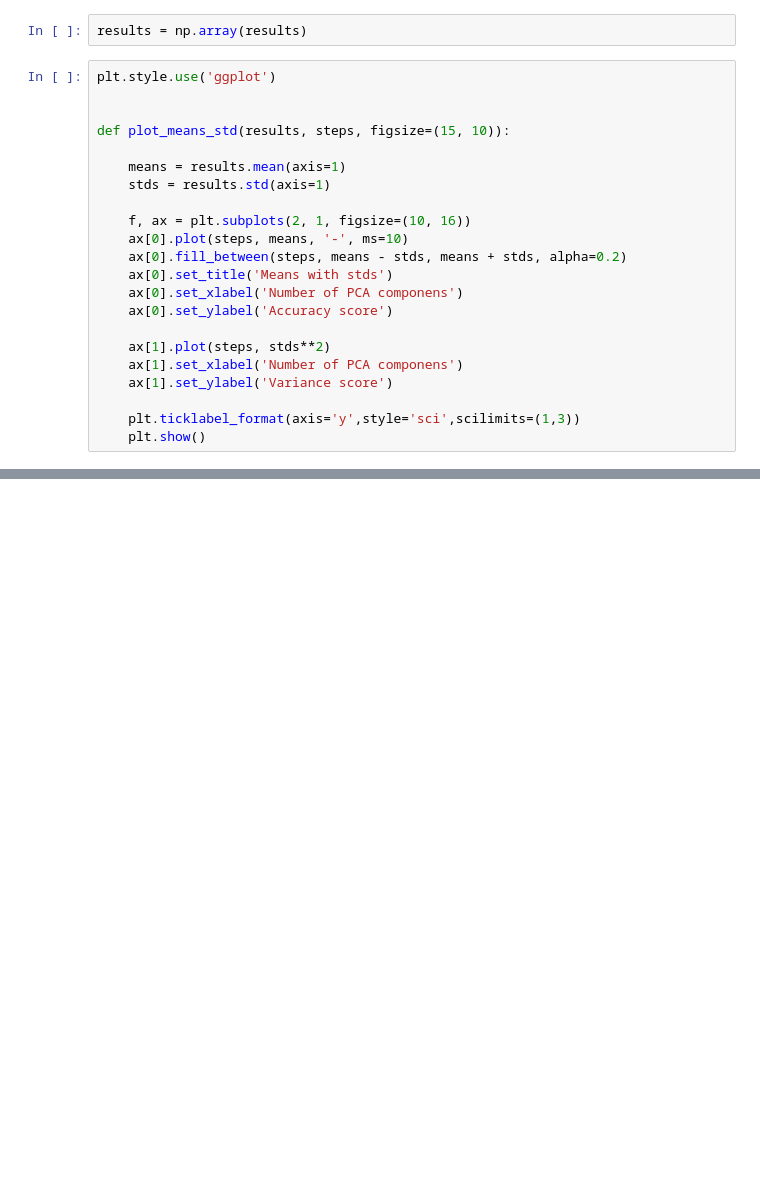
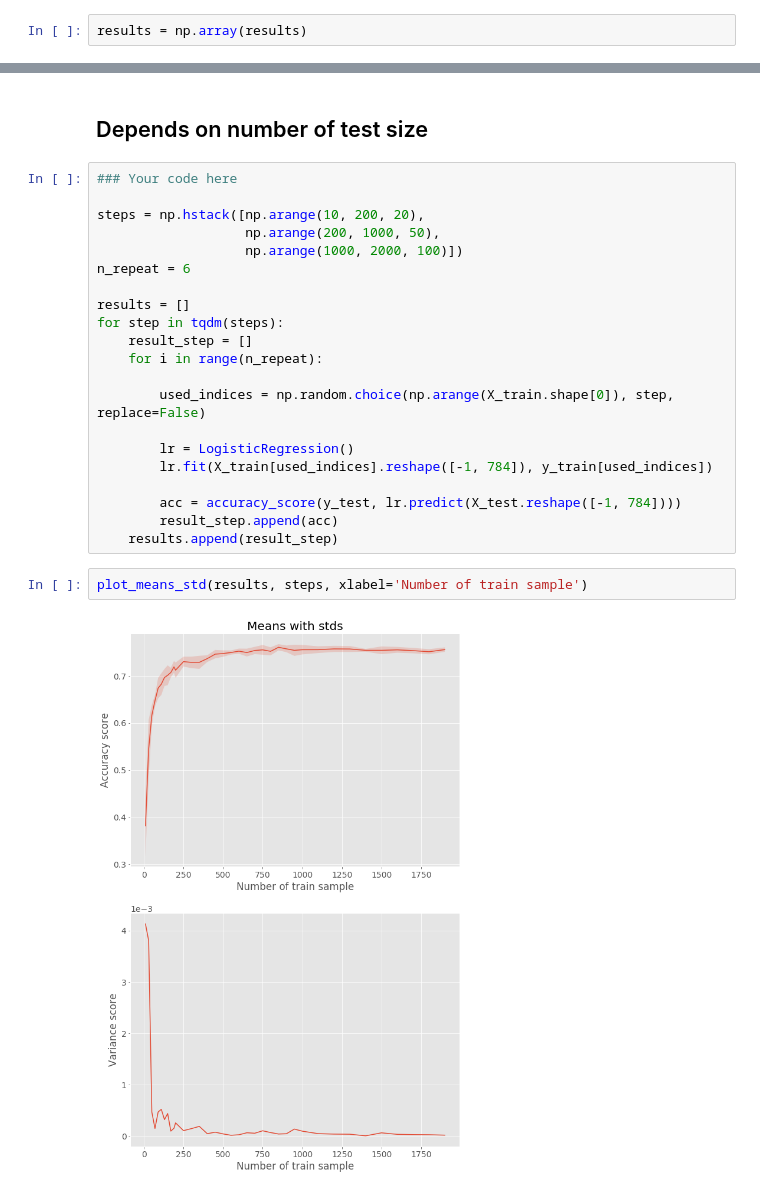
Before and after one commit to Intelligent-Systems-Phystech/StartCode, a Jupyter notebook: Mokrov2018ProblemFashionMNIST/MNIST.ipynb, the cells around one changed output, grey strips where cells are left out. Cells and saved outputs as stored; diff of their text form; blank space fills up the shorter version.

```diff
--- a/Mokrov2018ProblemFashionMNIST/MNIST.ipynb
+++ b/Mokrov2018ProblemFashionMNIST/MNIST.ipynb
@@ -102,26 +142,4 @@ for pca_step in tqdm(pca_steps):
     results.append(result_step)
 # %%
 results = np.array(results)
-# %%
-plt.style.use('ggplot')
-
-
-def plot_means_std(results, steps, figsize=(15, 10)):
-
-    means = results.mean(axis=1)
-    stds = results.std(axis=1)
-
-    f, ax = plt.subplots(2, 1, figsize=(10, 16))
-    ax[0].plot(steps, means, '-', ms=10)
-    ax[0].fill_between(steps, means - stds, means + stds, alpha=0.2)
-    ax[0].set_title('Means with stds')
-    ax[0].set_xlabel('Number of PCA componens')
-    ax[0].set_ylabel('Accuracy score')
-
-    ax[1].plot(steps, stds**2)
-    ax[1].set_xlabel('Number of PCA componens')
-    ax[1].set_ylabel('Variance score')
-
-    plt.ticklabel_format(axis='y',style='sci',scilimits=(1,3))
-    plt.show()
 # %%
@@ -129,2 +147,29 @@ plot_means_std(results, pca_steps)
 # %% [output]
 [figure]
+# %% [markdown]
+## Depends on number of test size
+# %%
+### Your code here
+
+steps = np.hstack([np.arange(10, 200, 20),
+                   np.arange(200, 1000, 50),
+                   np.arange(1000, 2000, 100)])
+n_repeat = 6
+
+results = []
+for step in tqdm(steps):
+    result_step = []
+    for i in range(n_repeat):
+
+        used_indices = np.random.choice(np.arange(X_train.shape[0]), step, replace=False)
+
+        lr = LogisticRegression()
+        lr.fit(X_train[used_indices].reshape([-1, 784]), y_train[used_indices])
+
+        acc = accuracy_score(y_test, lr.predict(X_test.reshape([-1, 784])))
+        result_step.append(acc)
+    results.append(result_step)
+# %%
+plot_means_std(results, steps, xlabel='Number of train sample')
+# %% [output]
+[figure, added]
```
Also changed, not shown: parts of 11 cells of this notebook.
